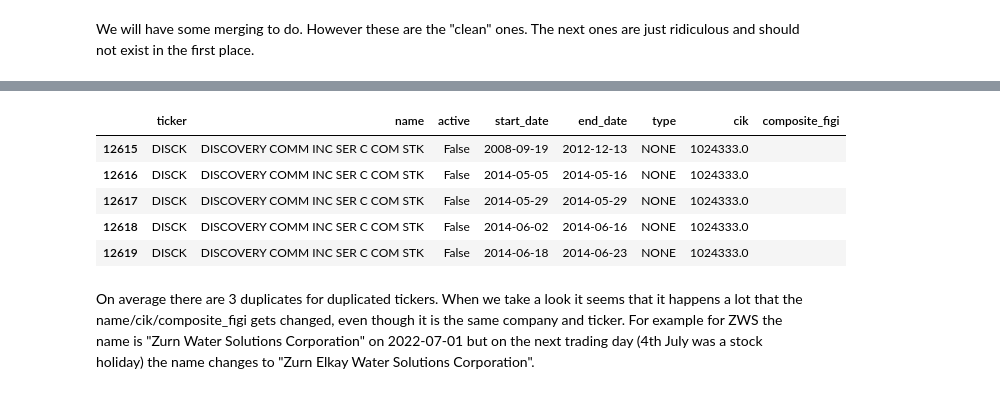
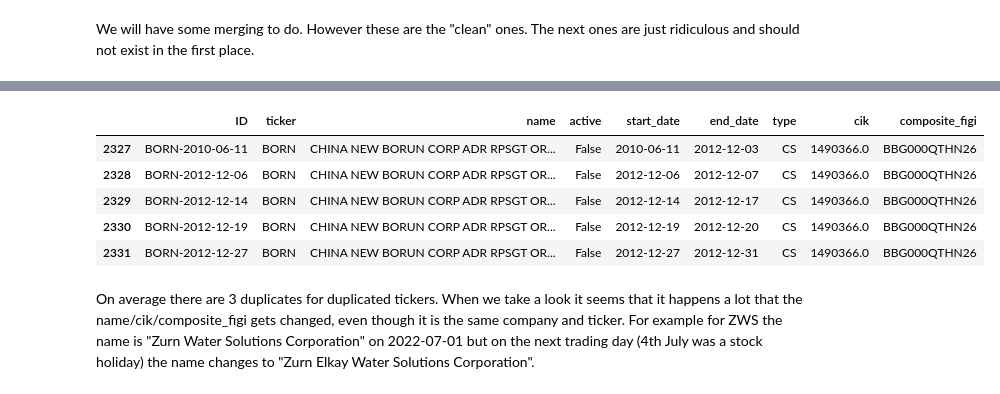
Before and after one commit to shinathan/polygon.io-stock-database, a Jupyter notebook: 03_tickers.ipynb, the cells around one changed output, grey strips where cells are left out. Saved outputs shown, nothing was run; the diff lists cells and outputs as text; code cells hidden in the pictures.

```diff
--- a/03_tickers.ipynb
+++ b/03_tickers.ipynb
@@ -518,12 +513,12 @@ duplicated[duplicated["ticker"] == "DGICA"].head(5)
 # %%
-duplicated[duplicated["ticker"] == "DISCK"].head(5)
+duplicated[duplicated["ticker"] == "BORN"].head(5)
 # %% [output]
-|  | ticker | name | active | start_date | end_date | type | cik | composite_figi |
-| 12615 | DISCK | DISCOVERY COMM INC SER C COM STK | False | 2008-09-19 | 2012-12-13 | NONE | 1024333.0 |  |
-| 12616 | DISCK | DISCOVERY COMM INC SER C COM STK | False | 2014-05-05 | 2014-05-16 | NONE | 1024333.0 |  |
-| 12617 | DISCK | DISCOVERY COMM INC SER C COM STK | False | 2014-05-29 | 2014-05-29 | NONE | 1024333.0 |  |
-| 12618 | DISCK | DISCOVERY COMM INC SER C COM STK | False | 2014-06-02 | 2014-06-16 | NONE | 1024333.0 |  |
-| 12619 | DISCK | DISCOVERY COMM INC SER C COM STK | False | 2014-06-18 | 2014-06-23 | NONE | 1024333.0 |  |
+|  | ID | ticker | name | active | start_date | end_date | type | cik | composite_figi |
+| 2327 | BORN-2010-06-11 | BORN | CHINA NEW BORUN CORP ADR RPSGT OR... | False | 2010-06-11 | 2012-12-03 | CS | 1490366.0 | BBG000QTHN26 |
+| 2328 | BORN-2012-12-06 | BORN | CHINA NEW BORUN CORP ADR RPSGT OR... | False | 2012-12-06 | 2012-12-07 | CS | 1490366.0 | BBG000QTHN26 |
+| 2329 | BORN-2012-12-14 | BORN | CHINA NEW BORUN CORP ADR RPSGT OR... | False | 2012-12-14 | 2012-12-17 | CS | 1490366.0 | BBG000QTHN26 |
+| 2330 | BORN-2012-12-19 | BORN | CHINA NEW BORUN CORP ADR RPSGT OR... | False | 2012-12-19 | 2012-12-20 | CS | 1490366.0 | BBG000QTHN26 |
+| 2331 | BORN-2012-12-27 | BORN | CHINA NEW BORUN CORP ADR RPSGT OR... | False | 2012-12-27 | 2012-12-31 | CS | 1490366.0 | BBG000QTHN26 |
 # %% [markdown]
 On average there are 3 duplicates for duplicated tickers. When we take a look it seems that it happens a lot that the name/cik/composite_figi gets changed, even though it is the same company and ticker. For example for ZWS the name is "Zurn Water Solutions Corporation" on 2022-07-01 but on the next trading day (4th July was a stock holiday) the name changes to "Zurn Elkay Water Solutions Corporation".
 # %% [markdown]
```
Also changed, not shown: parts of 6 cells of this notebook, 5 other files.
